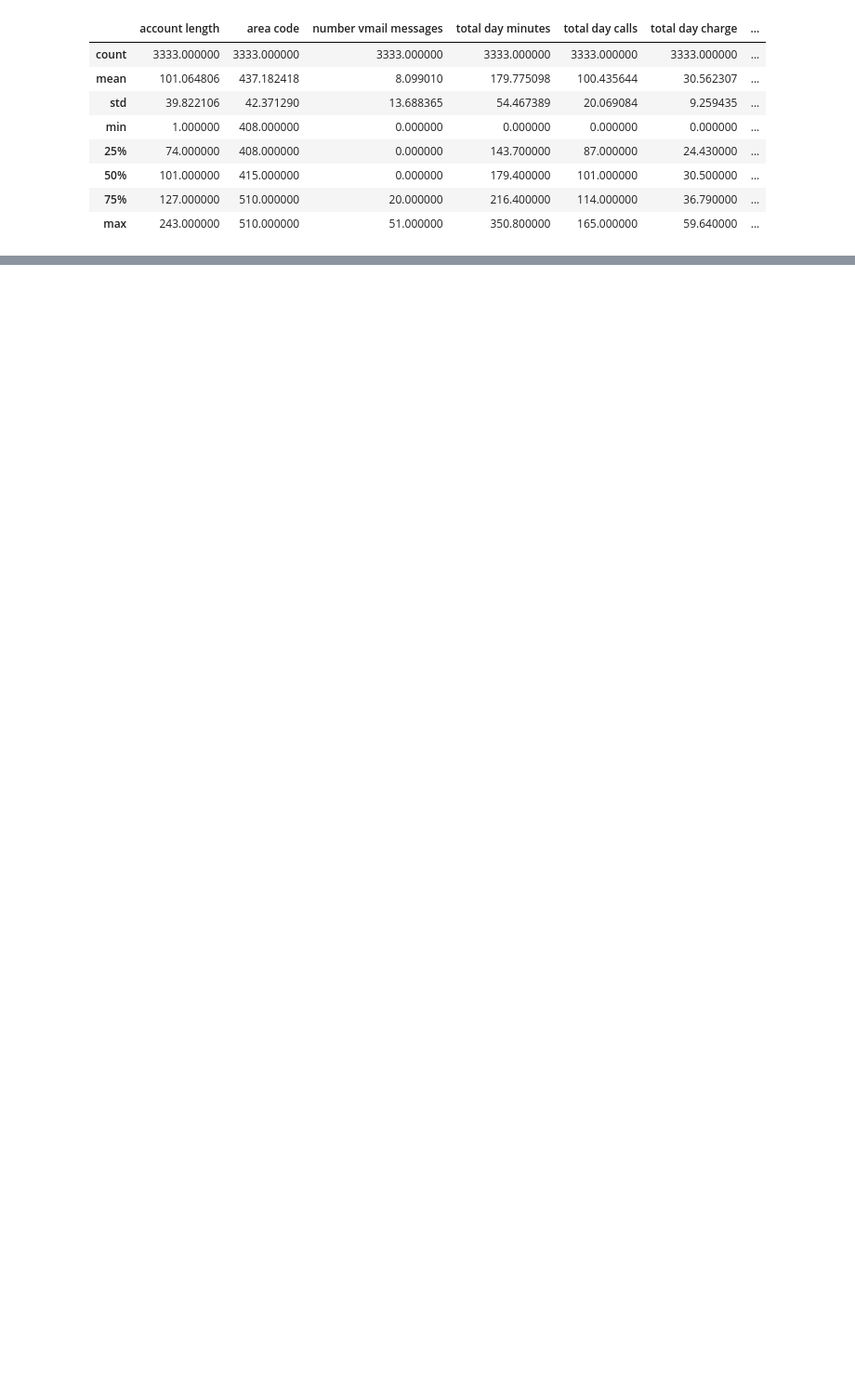
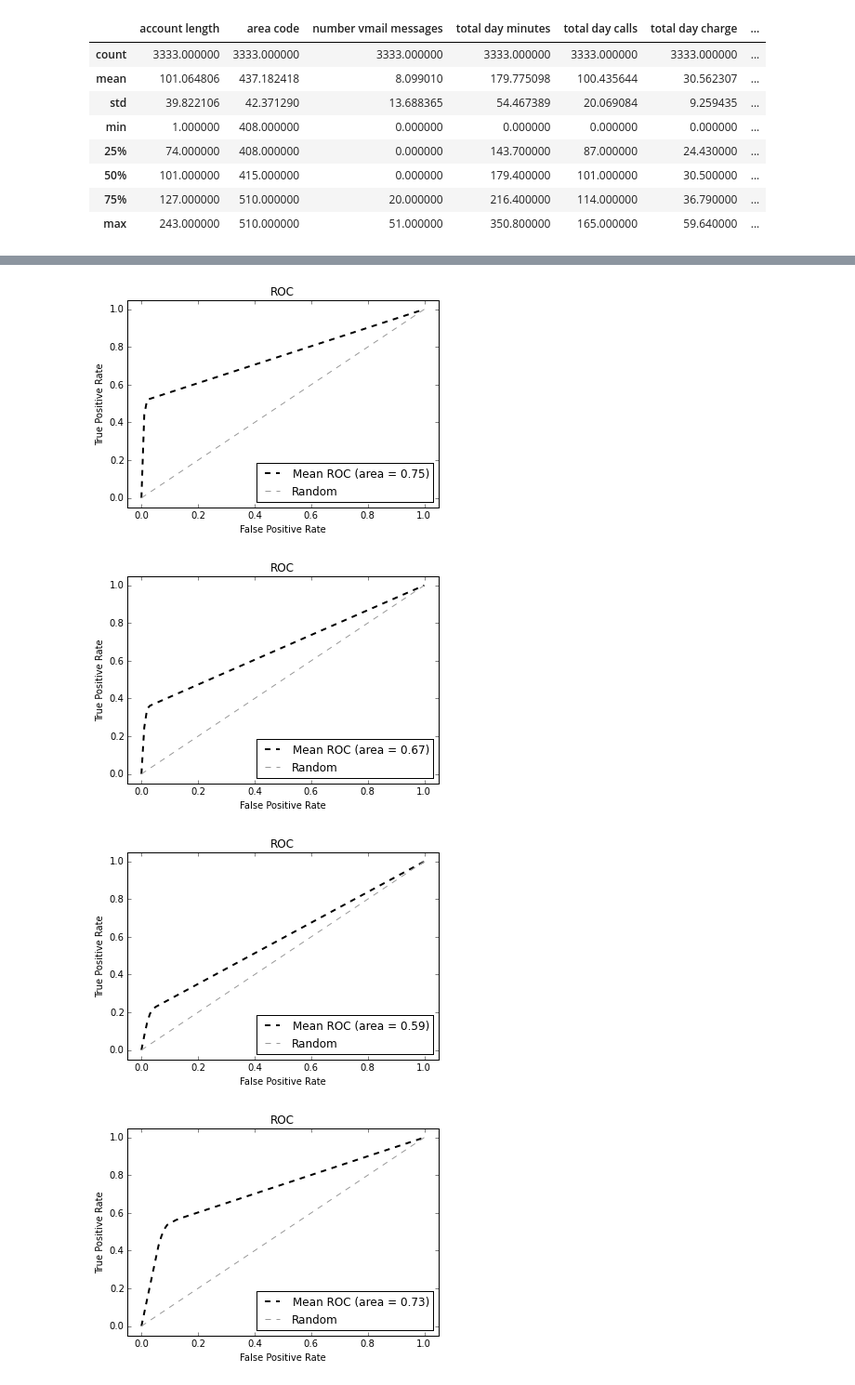
Before and after one commit to abiraja2004/ml_fun, a Jupyter notebook: churn/churn.ipynb, the cells around one changed output, grey strips where cells are left out. Shown at 93% size. Drawn from its saved outputs; the diff is of its cells as text; code cells hidden in the pictures; blank space fills up the shorter version.

```diff
--- a/churn/churn.ipynb
+++ b/churn/churn.ipynb
@@ -66,0 +237,17 @@ df.head()
+# %%
+def draw_confusion_matrices(confusion_matrices, class_names):
+    labels = list(class_names)
+    for cm in confusion_matrices:
+        fig = plt.figure()
+        ax = fig.add_subplot(111)
+        cax = ax.matshow(cm[1])
+        fig.colorbar(cax)
+        ax.set_xticklabels([''] + labels)
+        ax.set_yticklabels([''] + labels)
+        plt.title('%s' % cm[0])
+        plt.xlabel('Predicted')
+        plt.ylabel('True')
+        for i,j in ((x,y) for x in xrange(len(cm[1])) for y in xrange(len(cm[1][0]))):
+            val = '{:.1%}'.format(cm[1][i][j]/cm[1].sum())
+            ax.annotate(str(val), xy=(i,j), color='white', ha="center", va="center")
+        plt.show()
@@ -66,0 +283,32 @@ df.head()
+# %%
+# process each model
+models = []
+acc = []
+prec = []
+recl = []
+f1 = []
+cms = []
+aucs = []
+for m in ml_models:
+    y_pred, mean_fpr, mean_tpr, mean_auc, mean_acc, mean_prec, mean_recl, mean_f1 = run_cv(X, y, m[1], **m[2])
+    models.append(m[0])
+    acc.append(mean_acc)
+    prec.append(mean_prec)
+    recl.append(mean_recl)
+    f1.append(mean_f1)
+    cms.append((m[0], metrics.confusion_matrix(y, y_pred)))
+    aucs.append(mean_auc)
+    #print '{:15}'.format(m[0])
+    #print '{:15} {:.2%}'.format('Accuracy', acc[-1])
+    #print '{:15} {:.2%}'.format('Precision', prec[-1])
+    #print '{:15} {:.2%}'.format('Recall', recl[-1])
+    #print '{:15} {:.2%}'.format('F1', f1[-1])
+    plot_roc(mean_fpr, mean_tpr, mean_auc)
+
+# plot confusion matricies
+draw_confusion_matrices(cms, np.unique(y))
+# %% [output]
+[figure, added]
+[figure, added]
+[figure, added]
+[figure, added]
```
Also changed, not shown: parts of 39 cells of this notebook, 2 other files.
